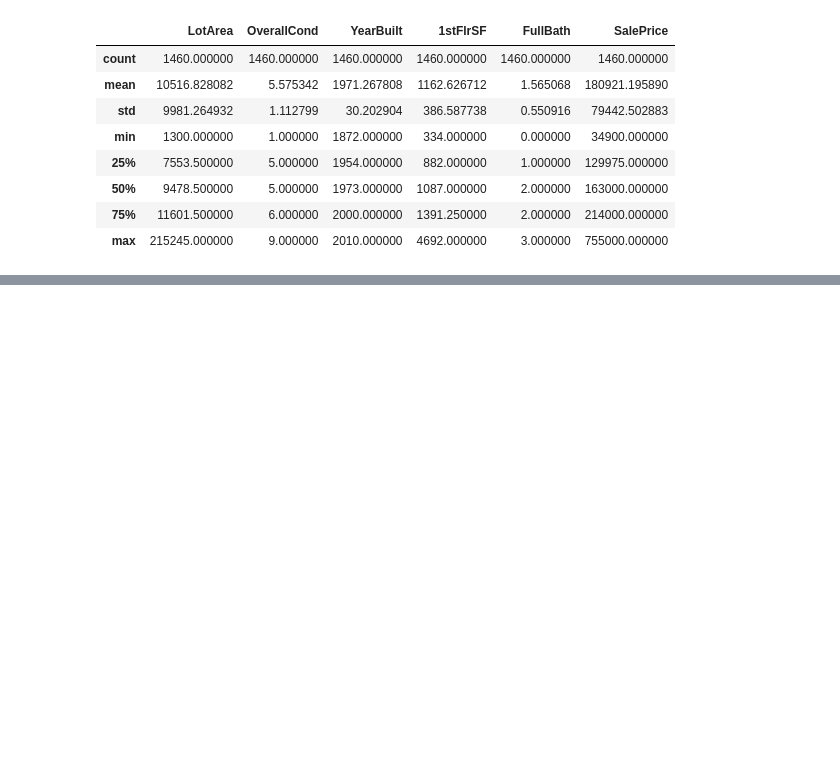
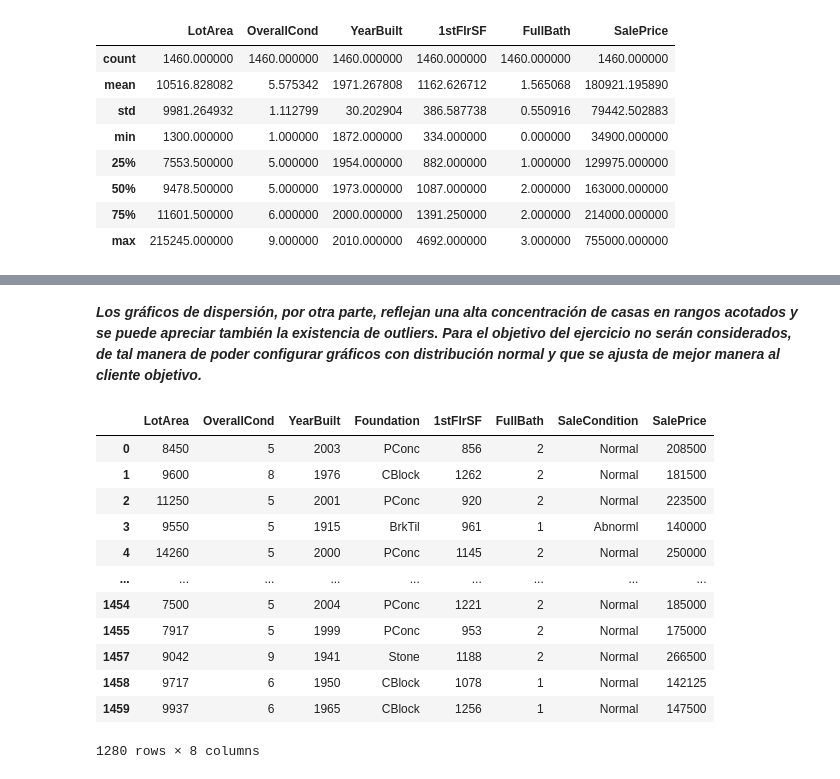
Before and after one commit to fidebravo/Modulo4, a Jupyter notebook: ABpro4_Ide.ipynb, the cells around one changed output, grey strips where cells are left out. Drawn from its saved outputs; the diff is of its cells as text; code cells hidden in the pictures; blank space fills up the shorter version.

```diff
--- a/ABpro4_Ide.ipynb
+++ b/ABpro4_Ide.ipynb
@@ -95,0 +130,19 @@ plt.show()
+# %% [markdown]
+***Los gráficos de dispersión, por otra parte, reflejan una alta concentración de casas en rangos acotados y se puede apreciar también la existencia de outliers.  Para el objetivo del ejercicio no serán considerados, de tal manera de poder configurar gráficos con distribución normal y que se ajusta de mejor manera al cliente objetivo.***
+# %%
+df_elegido_elegido = df_elegido[(df_elegido['SalePrice'] < 300000) & (df_elegido['LotArea'] < 18000) & (df_elegido['1stFlrSF'] < 2000)]
+df_elegido_elegido
+# %% [output]
+|  | LotArea | OverallCond | YearBuilt | Foundation | 1stFlrSF | FullBath | SaleCondition | SalePrice |
+| 0 | 8450 | 5 | 2003 | PConc | 856 | 2 | Normal | 208500 |
+| 1 | 9600 | 8 | 1976 | CBlock | 1262 | 2 | Normal | 181500 |
+| 2 | 11250 | 5 | 2001 | PConc | 920 | 2 | Normal | 223500 |
+| 3 | 9550 | 5 | 1915 | BrkTil | 961 | 1 | Abnorml | 140000 |
+| 4 | 14260 | 5 | 2000 | PConc | 1145 | 2 | Normal | 250000 |
+| ... | ... | ... | ... | ... | ... | ... | ... | ... |
+| 1454 | 7500 | 5 | 2004 | PConc | 1221 | 2 | Normal | 185000 |
+| 1455 | 7917 | 5 | 1999 | PConc | 953 | 2 | Normal | 175000 |
+| 1457 | 9042 | 9 | 1941 | Stone | 1188 | 2 | Normal | 266500 |
+| 1458 | 9717 | 6 | 1950 | CBlock | 1078 | 1 | Normal | 142125 |
+| 1459 | 9937 | 6 | 1965 | CBlock | 1256 | 1 | Normal | 147500 |
+1280 rows × 8 columns
```
Also changed, not shown: parts of 10 cells of this notebook.
